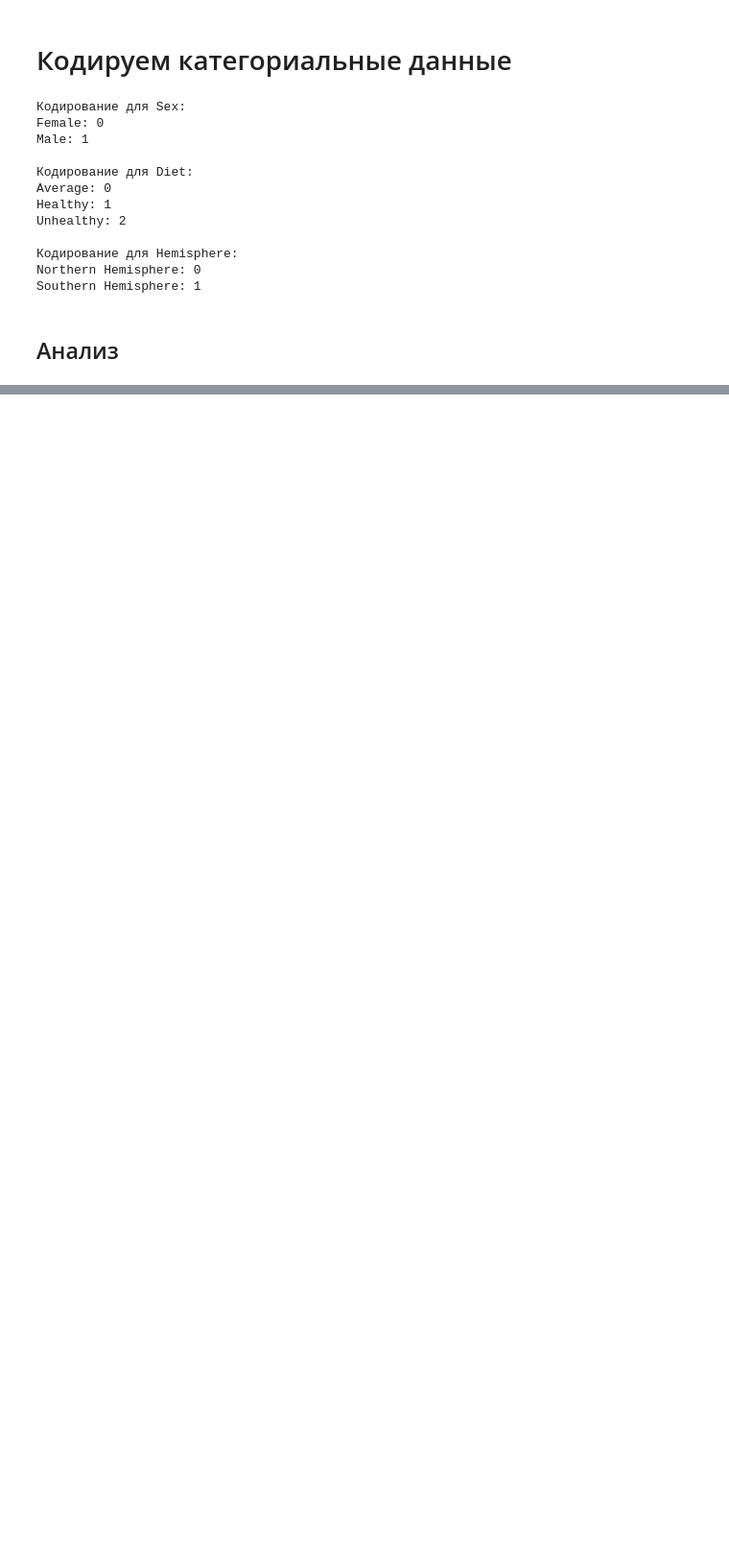
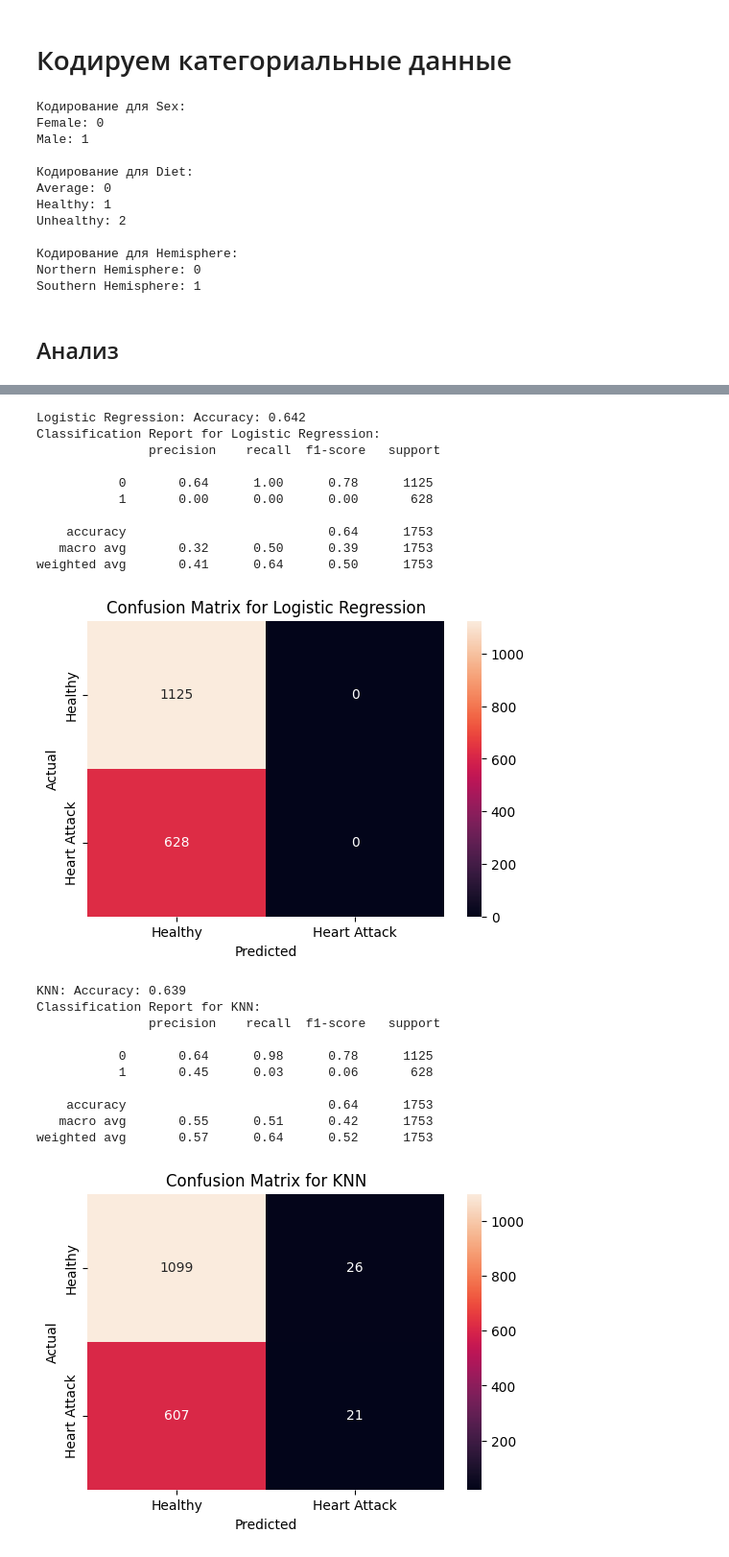
Before and after one commit to artschedrov/fpmi_ml, a Jupyter notebook: zadanie_1.ipynb, the cells around one changed output, grey strips where cells are left out. Shown: that part at 96% size. Saved outputs shown, nothing was run; the diff lists cells and outputs as text; code cells hidden in the pictures; blank space fills up the shorter version.

```diff
--- a/zadanie_1.ipynb
+++ b/zadanie_1.ipynb
@@ -347,0 +688,76 @@ Smoking
+# %%
+models = [
+    ('Logistic Regression', LogisticRegression(solver='liblinear')),
+    ('KNN', KNeighborsClassifier(n_neighbors=16)),
+    ('Decision Tree', DecisionTreeClassifier()),
+    ('Naive Bayes', GaussianNB()),
+    ('Support Vector Machine', SVC()),
+    ('GBM', GradientBoostingClassifier()),
+    ('XGBoost', xgb.XGBClassifier(eval_metric='mlogloss'))
+]
+
+# Prepare lists to store results and names
+results = []
+names = []
+
+# Evaluate each model in turn
+for name, model in models:
+    # Train the model using training data (SMOTE for handling imbalance)
+    model.fit(X_train_rfe, y_train)
+
+    # Predict on the test set
+    y_pred = model.predict(X_test_rfe)
+
+    # Accuracy score
+    accuracy = model.score(X_test_rfe, y_test)
+    results.append(accuracy)
+    names.append(name)
+    print(f"{name}: Accuracy: {accuracy:.3f}")
+
+    # Classification report
+    print(f"Classification Report for {name}:\n", classification_report(y_test, y_pred))
+    print()
+
+    # Confusion matrix
+    cm = confusion_matrix(y_test, y_pred)
+    plt.figure(figsize=(6, 4))
+    sns.heatmap(cm, annot=True, fmt="d",
+                xticklabels=['Healthy', 'Heart Attack'],
+                yticklabels=['Healthy', 'Heart Attack'])
+    plt.title(f'Confusion Matrix for {name}')
+    plt.xlabel('Predicted')
+    plt.ylabel('Actual')
+    plt.show()
+
+# Bar plot for algorithm comparison (accuracies of models)
+plt.figure(figsize=(10, 6))
+sns.barplot(x=names, y=results, palette='viridis')
+plt.title('Сравнение алгоритмов: Точность модели')
+plt.xlabel('Модели')
+plt.ylabel('Точность')
+plt.ylim(0, 1)  # Limiting y-axis from 0 to 1 for accuracy percentage
+plt.xticks(rotation=45)  # Rotate model names for better readability
+plt.show()
+# %% [output]
+Logistic Regression: Accuracy: 0.642
+Classification Report for Logistic Regression:
+               precision    recall  f1-score   support
+
+           0       0.64      1.00      0.78      1125
+           1       0.00      0.00      0.00       628
+
+    accuracy                           0.64      1753
+   macro avg       0.32      0.50      0.39      1753
+weighted avg       0.41      0.64      0.50      1753
+[figure, added]
+KNN: Accuracy: 0.639
+Classification Report for KNN:
+               precision    recall  f1-score   support
+
+           0       0.64      0.98      0.78      1125
+           1       0.45      0.03      0.06       628
+
+    accuracy                           0.64      1753
+   macro avg       0.55      0.51      0.42      1753
+weighted avg       0.57      0.64      0.52      1753
+[figure, added]
```
Also changed, not shown: parts of 40 cells of this notebook.
